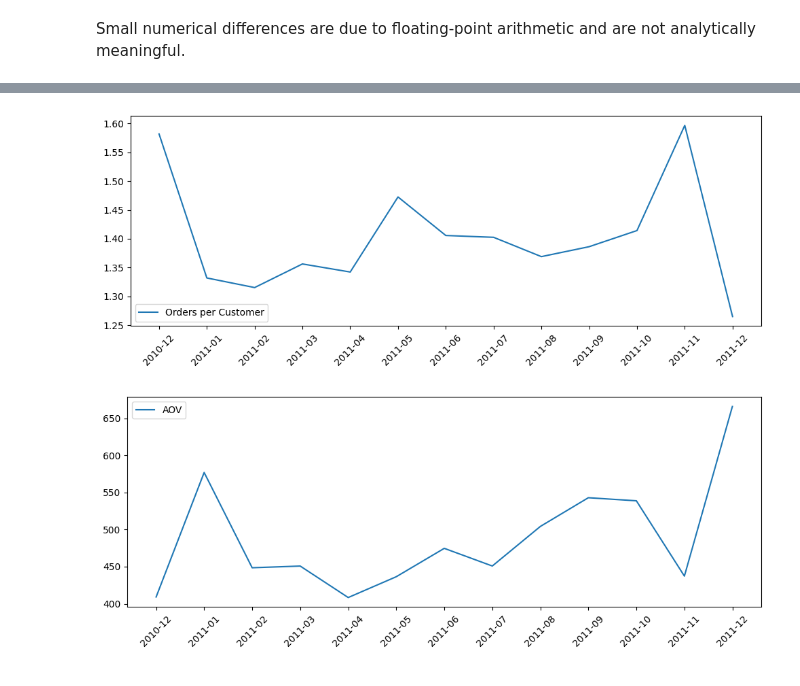
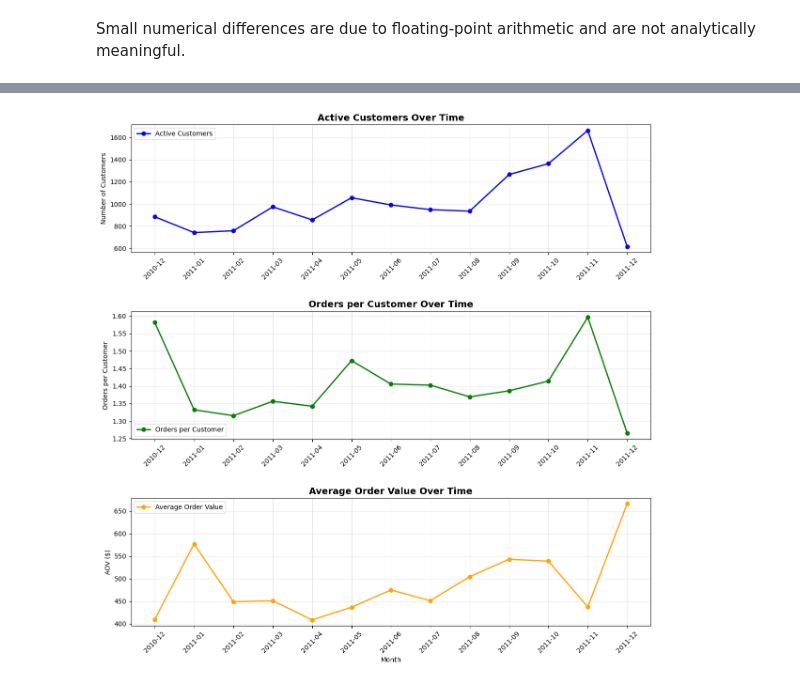
Before and after one commit to mmmedinamartin/applied-marketing-analytics, a Jupyter notebook: 03_revenue_decomposition.ipynb, the cells around one changed output, grey strips where cells are left out. Drawn from its saved outputs; the diff is of its cells as text; code cells hidden in the pictures.

```diff
--- a/03_revenue_decomposition.ipynb
+++ b/03_revenue_decomposition.ipynb
@@ -138,17 +159,37 @@ plt.tight_layout()
-# %%
-plt.figure(figsize=(10, 4))
-plt.plot(monthly["Month"].astype(str), monthly["OrdersPerCustomer"], label="Orders per Customer")
-plt.xticks(rotation=45)
-plt.legend()
-plt.tight_layout()
-# %% [output]
-[figure, removed]
-# %%
-plt.figure(figsize=(10, 4))
-plt.plot(monthly["Month"].astype(str), monthly["AOV"], label="AOV")
-plt.xticks(rotation=45)
-plt.legend()
-plt.tight_layout()
-# %% [output]
-[figure, removed]
+# %%
+# Create subplots for all three revenue drivers
+fig, axes = plt.subplots(3, 1, figsize=(12, 12))
+
+# Plot 1: Active Customers
+axes[0].plot(monthly["Month"].astype(str), monthly["ActiveCustomers"],
+             label="Active Customers", marker='o', color='blue', linewidth=2)
+axes[0].set_title("Active Customers Over Time", fontsize=14, fontweight='bold')
+axes[0].set_ylabel("Number of Customers")
+axes[0].grid(True, alpha=0.3)
+axes[0].legend()
+axes[0].tick_params(axis='x', rotation=45)
+
+# Plot 2: Orders per Customer
+axes[1].plot(monthly["Month"].astype(str), monthly["OrdersPerCustomer"],
+             label="Orders per Customer", marker='o', color='green', linewidth=2)
+axes[1].set_title("Orders per Customer Over Time", fontsize=14, fontweight='bold')
+axes[1].set_ylabel("Orders per Customer")
+axes[1].grid(True, alpha=0.3)
+axes[1].legend()
+axes[1].tick_params(axis='x', rotation=45)
+
+# Plot 3: Average Order Value
+axes[2].plot(monthly["Month"].astype(str), monthly["AOV"],
+             label="Average Order Value", marker='o', color='orange', linewidth=2)
+axes[2].set_title("Average Order Value Over Time", fontsize=14, fontweight='bold')
+axes[2].set_xlabel("Month")
+axes[2].set_ylabel("AOV ($)")
+axes[2].grid(True, alpha=0.3)
+axes[2].legend()
+axes[2].tick_params(axis='x', rotation=45)
+
+plt.tight_layout(h_pad=3.0)
+plt.show()
+# %% [output]
+[figure, added]
 # %% [markdown]
```
Also changed, not shown: parts of 15 cells of this notebook.
